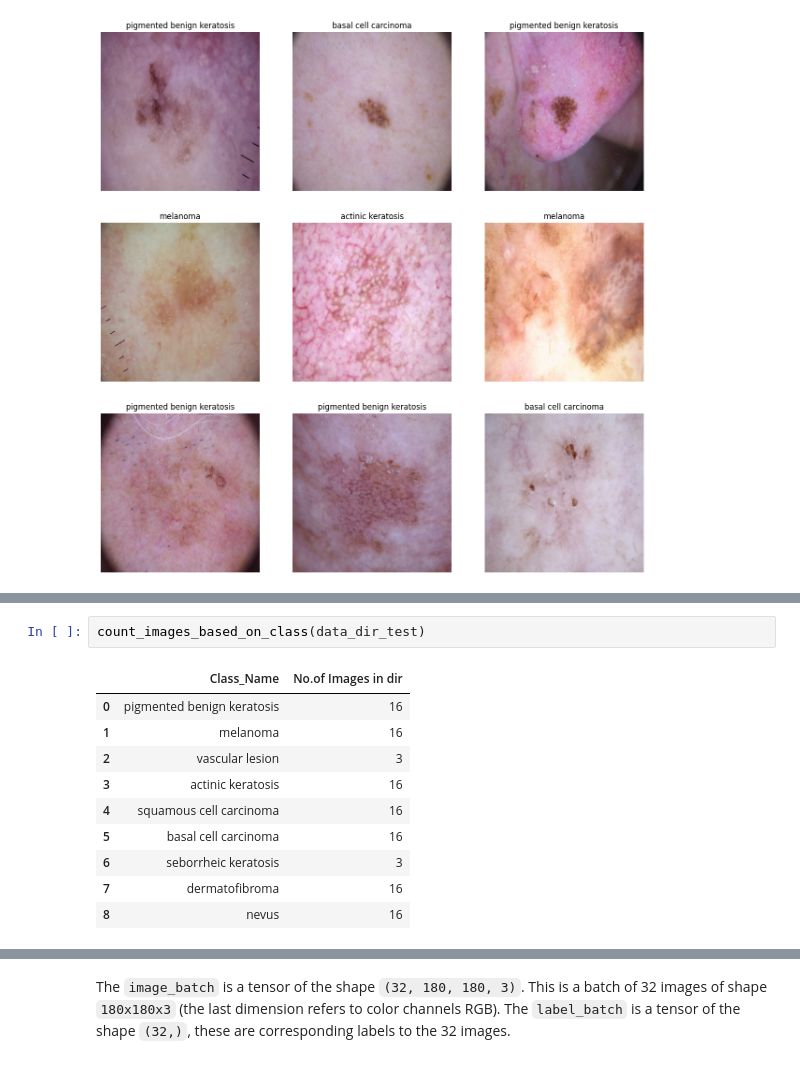
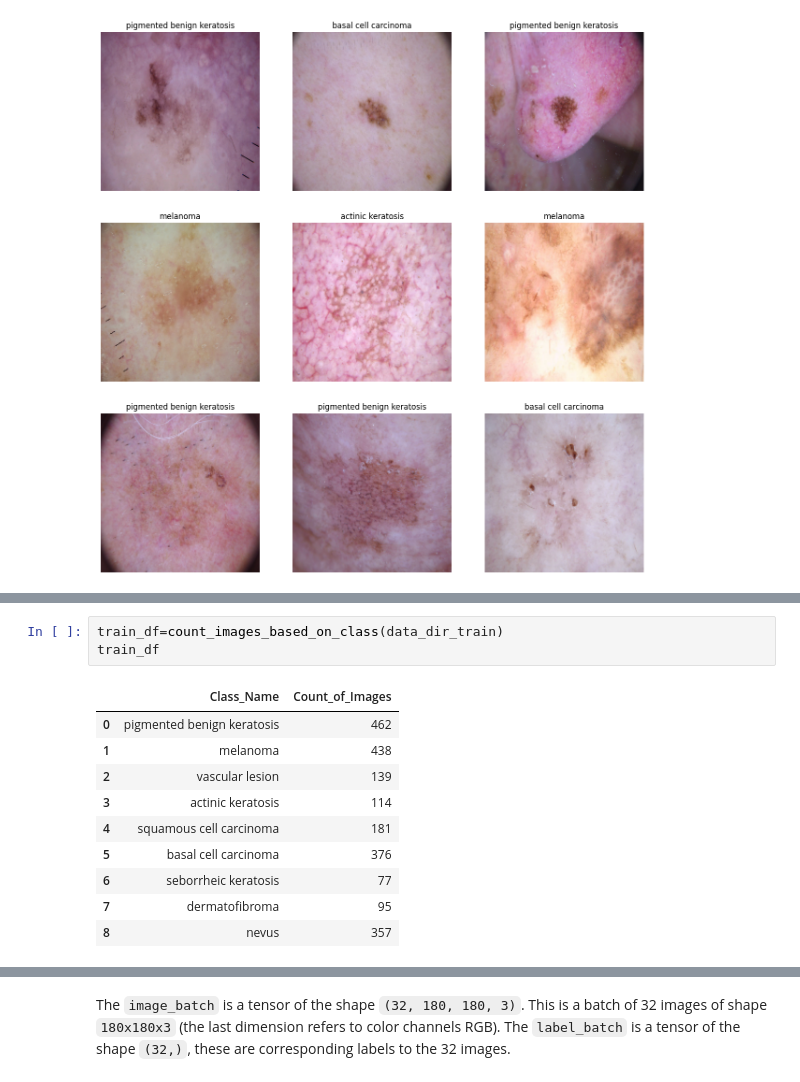
Before and after one commit to aravindvcyber/Melanoma-Detection-Assignment, a Jupyter notebook: Aravind_Vadamalaimuthu_nn.ipynb, the cells around one changed output, grey strips where cells are left out. Drawn from its saved outputs; the diff is of its cells as text.

```diff
--- a/Aravind_Vadamalaimuthu_nn.ipynb
+++ b/Aravind_Vadamalaimuthu_nn.ipynb
@@ -138,13 +125,14 @@ count_images_based_on_class(data_dir_train)
-# %%
-count_images_based_on_class(data_dir_test)
-# %% [output]
-|  | Class_Name | No.of Images in dir |
-| 0 | pigmented benign keratosis | 16 |
-| 1 | melanoma | 16 |
-| 2 | vascular lesion | 3 |
-| 3 | actinic keratosis | 16 |
-| 4 | squamous cell carcinoma | 16 |
-| 5 | basal cell carcinoma | 16 |
-| 6 | seborrheic keratosis | 3 |
-| 7 | dermatofibroma | 16 |
-| 8 | nevus | 16 |
+# %%
+train_df=count_images_based_on_class(data_dir_train)
+train_df
+# %% [output]
+|  | Class_Name | Count_of_Images |
+| 0 | pigmented benign keratosis | 462 |
+| 1 | melanoma | 438 |
+| 2 | vascular lesion | 139 |
+| 3 | actinic keratosis | 114 |
+| 4 | squamous cell carcinoma | 181 |
+| 5 | basal cell carcinoma | 376 |
+| 6 | seborrheic keratosis | 77 |
+| 7 | dermatofibroma | 95 |
+| 8 | nevus | 357 |
```
Also changed, not shown: parts of 32 cells of this notebook.
